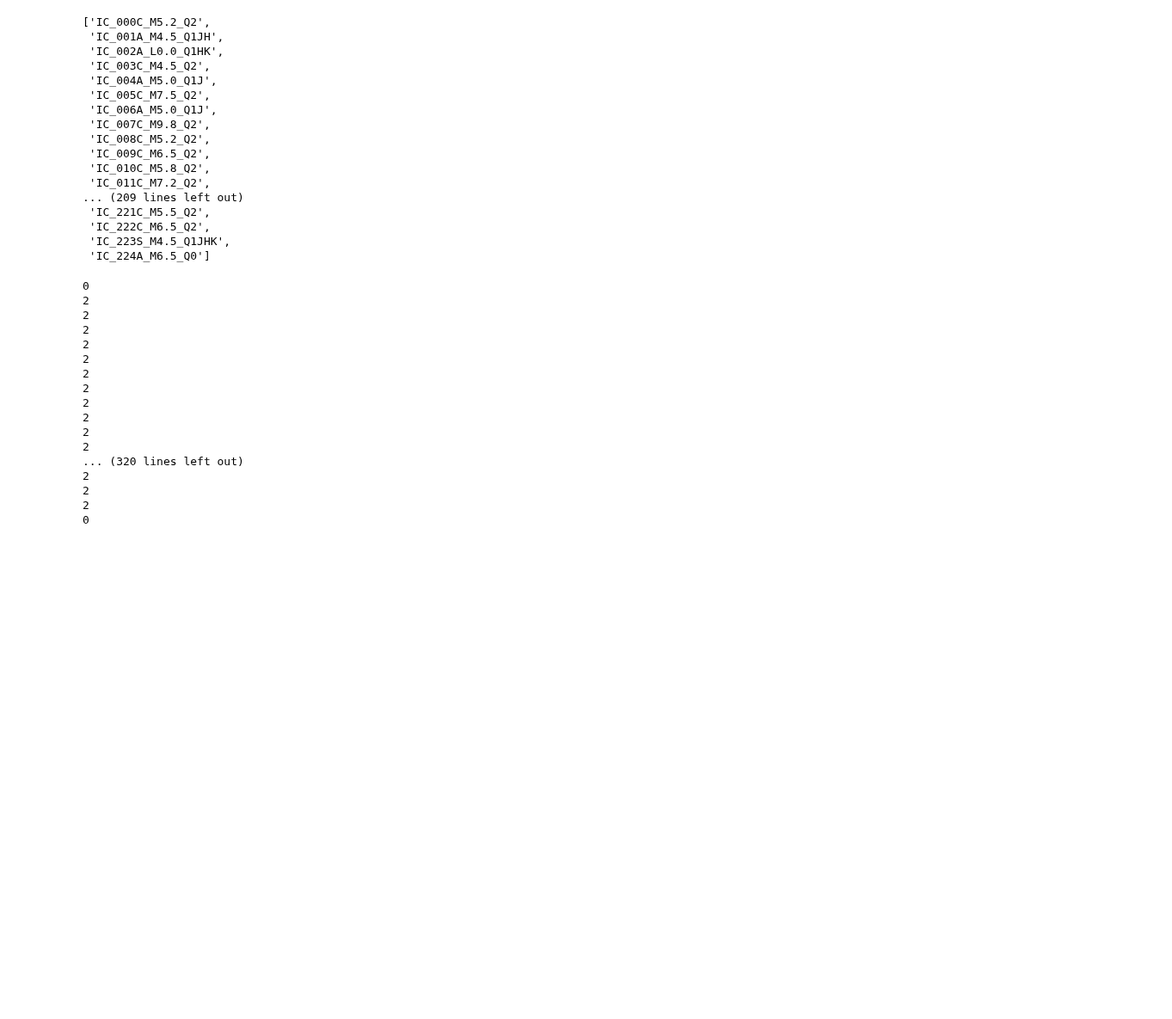
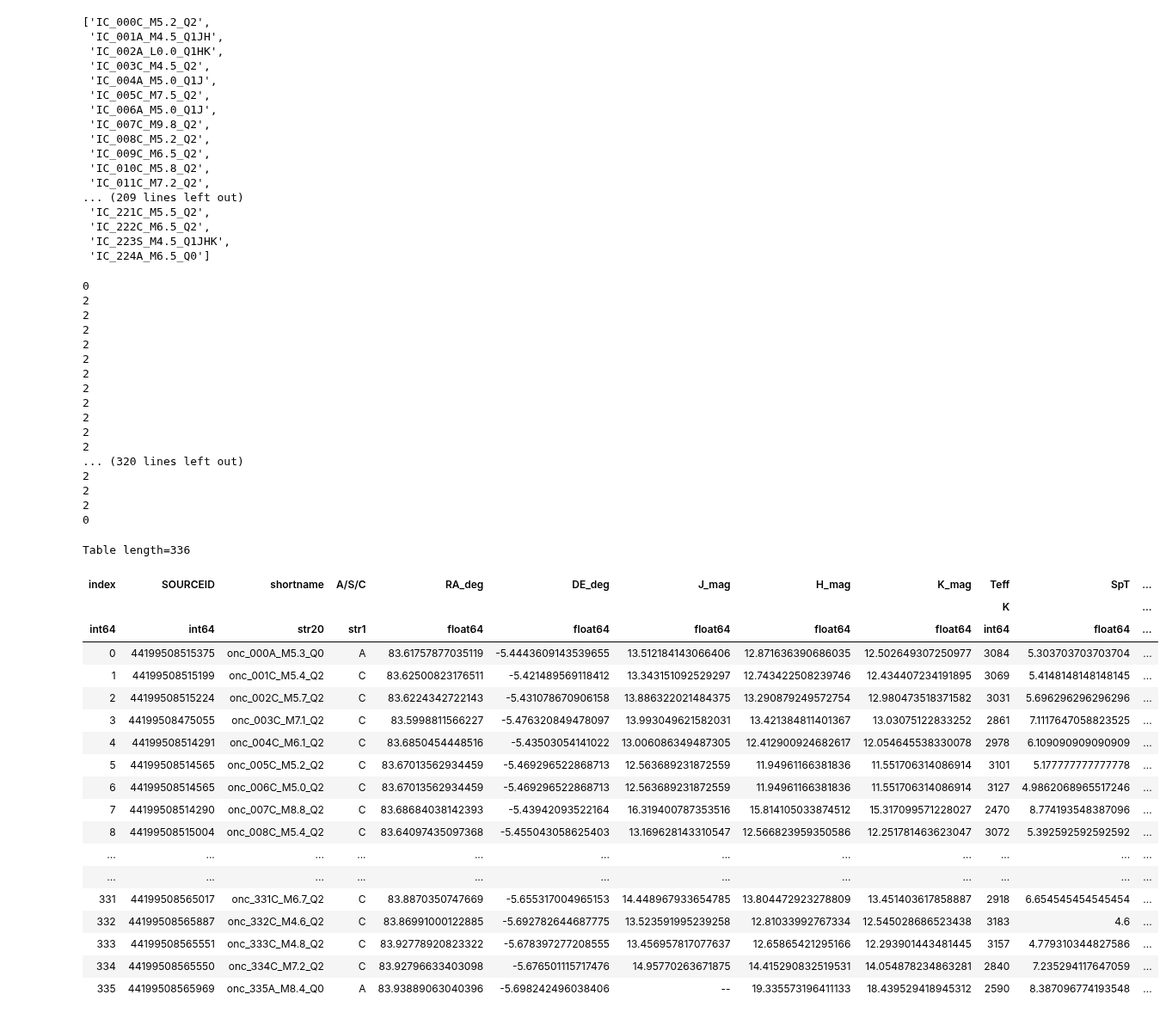
Before and after one commit to tomr-stargazer/Variability_Project_2020, a Jupyter notebook: wuvars/analysis/prototypes/Prototyping make_table_of_source_properties.ipynb, the cells around one changed output. Shown at 86% size. Cells and saved outputs as stored; diff of their text form; code cells hidden in the pictures; blank space fills up the shorter version.

```diff
--- a/wuvars/analysis/prototypes/Prototyping make_table_of_source_properties.ipynb
+++ b/wuvars/analysis/prototypes/Prototyping make_table_of_source_properties.ipynb
@@ -139,0 +142,23 @@ for sid in onc_match.approved['SOURCEID']:
+# %%
+source_properties(onc_match, onc_spread, onc_q, 'onc')
+# %% [output]
+Table length=336
+| index | SOURCEID | shortname | A/S/C | RA_deg | DE_deg | J_mag | H_mag | K_mag | Teff | SpT | ... |
+|  |  |  |  |  |  |  |  |  | K |  | ... |
+| int64 | int64 | str20 | str1 | float64 | float64 | float64 | float64 | float64 | int64 | float64 | ... |
+| 0 | 44199508515375 | onc_000A_M5.3_Q0 | A | 83.61757877035119 | -5.4443609143539655 | 13.512184143066406 | 12.871636390686035 | 12.502649307250977 | 3084 | 5.303703703703704 | ... |
+| 1 | 44199508515199 | onc_001C_M5.4_Q2 | C | 83.62500823176511 | -5.421489569118412 | 13.343151092529297 | 12.743422508239746 | 12.434407234191895 | 3069 | 5.4148148148148145 | ... |
+| 2 | 44199508515224 | onc_002C_M5.7_Q2 | C | 83.6224342722143 | -5.431078670906158 | 13.886322021484375 | 13.290879249572754 | 12.980473518371582 | 3031 | 5.696296296296296 | ... |
+| 3 | 44199508475055 | onc_003C_M7.1_Q2 | C | 83.5998811566227 | -5.476320849478097 | 13.993049621582031 | 13.421384811401367 | 13.03075122833252 | 2861 | 7.1117647058823525 | ... |
+| 4 | 44199508514291 | onc_004C_M6.1_Q2 | C | 83.6850454448516 | -5.43503054141022 | 13.006086349487305 | 12.412900924682617 | 12.054645538330078 | 2978 | 6.109090909090909 | ... |
+| 5 | 44199508514565 | onc_005C_M5.2_Q2 | C | 83.67013562934459 | -5.469296522868713 | 12.563689231872559 | 11.94961166381836 | 11.551706314086914 | 3101 | 5.177777777777778 | ... |
+| 6 | 44199508514565 | onc_006C_M5.0_Q2 | C | 83.67013562934459 | -5.469296522868713 | 12.563689231872559 | 11.94961166381836 | 11.551706314086914 | 3127 | 4.9862068965517246 | ... |
+| 7 | 44199508514290 | onc_007C_M8.8_Q2 | C | 83.68684038142393 | -5.43942093522164 | 16.319400787353516 | 15.814105033874512 | 15.317099571228027 | 2470 | 8.774193548387096 | ... |
+| 8 | 44199508515004 | onc_008C_M5.4_Q2 | C | 83.64097435097368 | -5.455043058625403 | 13.169628143310547 | 12.566823959350586 | 12.251781463623047 | 3072 | 5.392592592592592 | ... |
+| ... | ... | ... | ... | ... | ... | ... | ... | ... | ... | ... | ... |
+| ... | ... | ... | ... | ... | ... | ... | ... | ... | ... | ... | ... |
+| 331 | 44199508565017 | onc_331C_M6.7_Q2 | C | 83.8870350747669 | -5.655317004965153 | 14.448967933654785 | 13.804472923278809 | 13.451403617858887 | 2918 | 6.654545454545454 | ... |
+| 332 | 44199508565887 | onc_332C_M4.6_Q2 | C | 83.86991000122885 | -5.692782644687775 | 13.523591995239258 | 12.81033992767334 | 12.545028686523438 | 3183 | 4.6 | ... |
+| 333 | 44199508565551 | onc_333C_M4.8_Q2 | C | 83.92778920823322 | -5.678397277208555 | 13.456957817077637 | 12.65865421295166 | 12.293901443481445 | 3157 | 4.779310344827586 | ... |
+| 334 | 44199508565550 | onc_334C_M7.2_Q2 | C | 83.92796633403098 | -5.676501115717476 | 14.95770263671875 | 14.415290832519531 | 14.054878234863281 | 2840 | 7.235294117647059 | ... |
+| 335 | 44199508565969 | onc_335A_M8.4_Q0 | A | 83.93889063040396 | -5.698242496038406 | -- | 19.335573196411133 | 18.439529418945312 | 2590 | 8.387096774193548 | ... |
```
Also changed, not shown: parts of 3 cells of this notebook.
